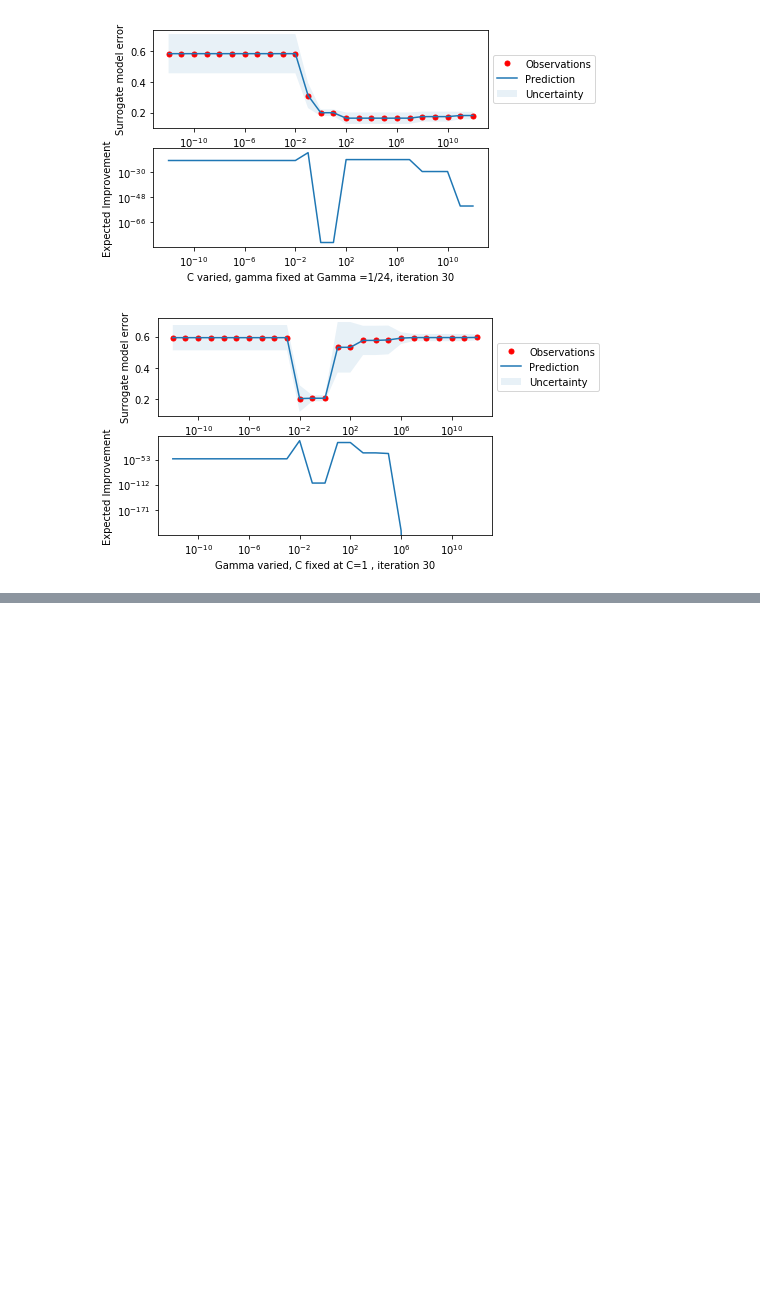
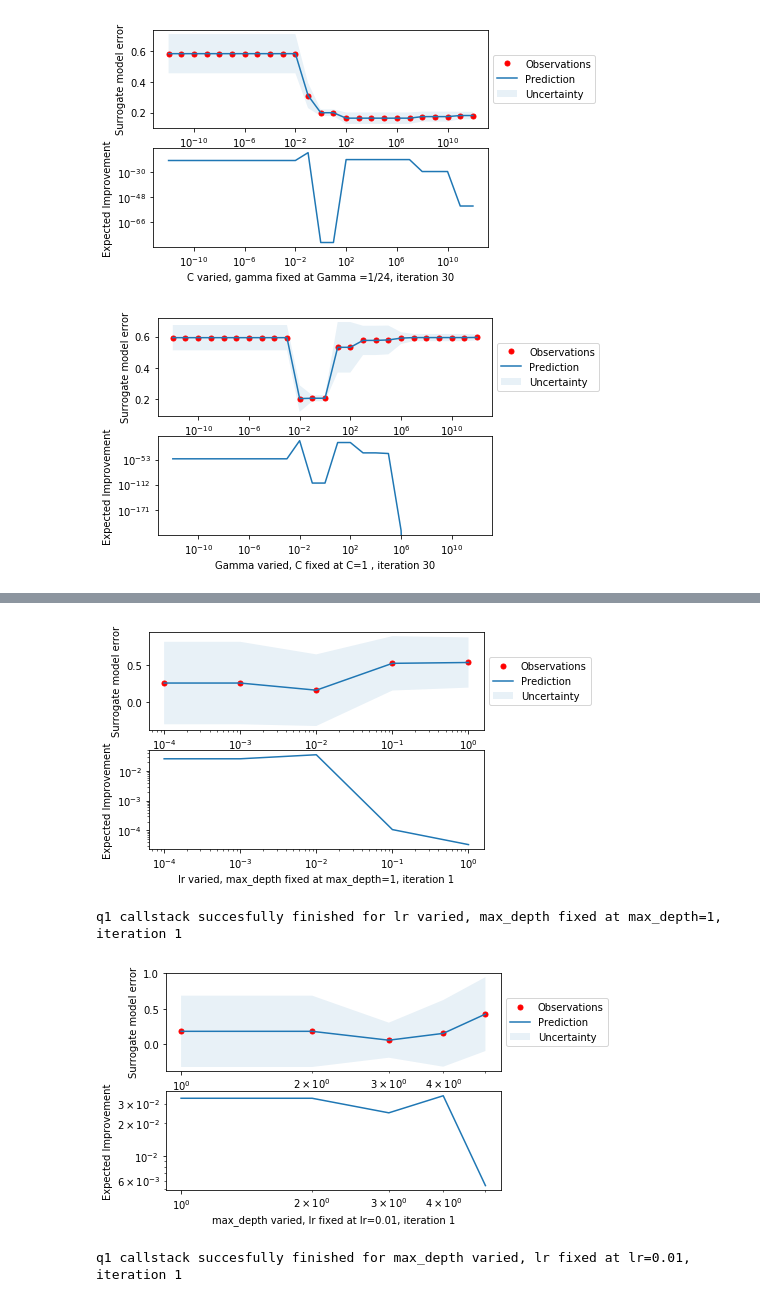
Before and after one commit to Psychotechnopath/Datamining_assignments, a Jupyter notebook: Assignment 2/Submission_NotebookA2.ipynb, the cells around one changed output, grey strips where cells are left out. Saved outputs shown, nothing was run; the diff lists cells and outputs as text; code cells hidden in the pictures; blank space fills up the shorter version.

```diff
--- a/Assignment 2/Submission_NotebookA2.ipynb
+++ b/Assignment 2/Submission_NotebookA2.ipynb
@@ -352,0 +368,48 @@ Iteration 30 completed
+# %%
+#Since the ranges of learning rate are smaller here, we define only 5 discrete values for each.
+#We then draw 10 random values from each (with replacement) to get our 10 random hyperparameter setups.
+lr = np.logspace(-4, 0, 5)                                       #Create a range of parameter learning_rate, on a logarithmic scale, from 1e-4 to 1e-1
+max_depth = np.linspace(1,5, 5)                                  #Create a range of parameter max_depth, on a linspace scale, from 1 to 5
+sample_learning_rate = np.random.choice(lr, 10)                  #Sample 10 random points out of the parameter lr range
+sample_max_depth = np.random.choice(max_depth, 10)               #Sample 10 random points out of the parameter max_depth range
+
+
+GBC_hyperparams = np.array(list(zip(sample_learning_rate, sample_max_depth)))  #Zip together learning_rate and max_depth, cast it to the right data structure (np.array)
+learning_rate_max_depth_fixed = np.array([(l, 1) for l in lr])                 #Create a np.array where learning_rate varies and max_depth is fixed
+max_depth_learning_rate_fixed = np.array([(0.01, m) for m in max_depth])       #Create a np.array where max_depth varies and learning_rate is fixed
+
+
+#Define new surrogate_model_fitter, with the correct model (Gradient boost classifier)
+def surrogate_model_fitter(random_params, scoring_metric):
+    """Function to fit the surrogate model.
+     random_params: First iteration list of random params,
+     later a list of random params + optimal configurations.
+     scoring_metric: scoring metric to evaluate
+     returns list of raw scores
+     (So three scores per evaluation, one for each fold)"""
+    score_list = []
+    for param1, param2 in random_params:
+        gbc = GBC(n_estimators=1000, learning_rate=param1, max_depth=param2)
+        score = cross_validate(gbc, X_nav, y_nav, cv=3, scoring=[scoring_metric])
+        score_list.append(score)
+    return score_list
+# %%
+#Generate results of the first sub-question; We define two slices, one where lr varies and max_depth is fixed,
+#And one where max_depth is varied and lr is fixed. Returns the EI score.
+ei_score_learning_rate_max_depth_fixed  = q1_callstack(GBC_hyperparams, 'accuracy', learning_rate_max_depth_fixed, lr,
+                                                       'lr varied, max_depth fixed at max_depth=1, iteration 1', classification=True)
+
+ei_score_max_depth_learning_rate_fixed = q1_callstack(GBC_hyperparams, 'accuracy', max_depth_learning_rate_fixed, max_depth,
+                                                      'max_depth varied, lr fixed at lr=0.01, iteration 1',classification=True)
+
+#Save results to disk, so we don't have to run this again if we need it for later questions.
+with open("ei_score_learning_rate_max_depth_fixed.pkl", "wb") as f:
+    pickle.dump(ei_score_learning_rate_max_depth_fixed, f)
+
+with open("ei_score_max_depth_learning_rate_fixed.pkl", "wb") as f:
+    pickle.dump(ei_score_max_depth_learning_rate_fixed, f)
+# %% [output]
+[figure, added]
+q1 callstack succesfully finished for lr varied, max_depth fixed at max_depth=1, iteration 1
+[figure, added]
+q1 callstack succesfully finished for max_depth varied, lr fixed at lr=0.01, iteration 1
```
Also changed, not shown: parts of 36 cells of this notebook, 12 other files.
